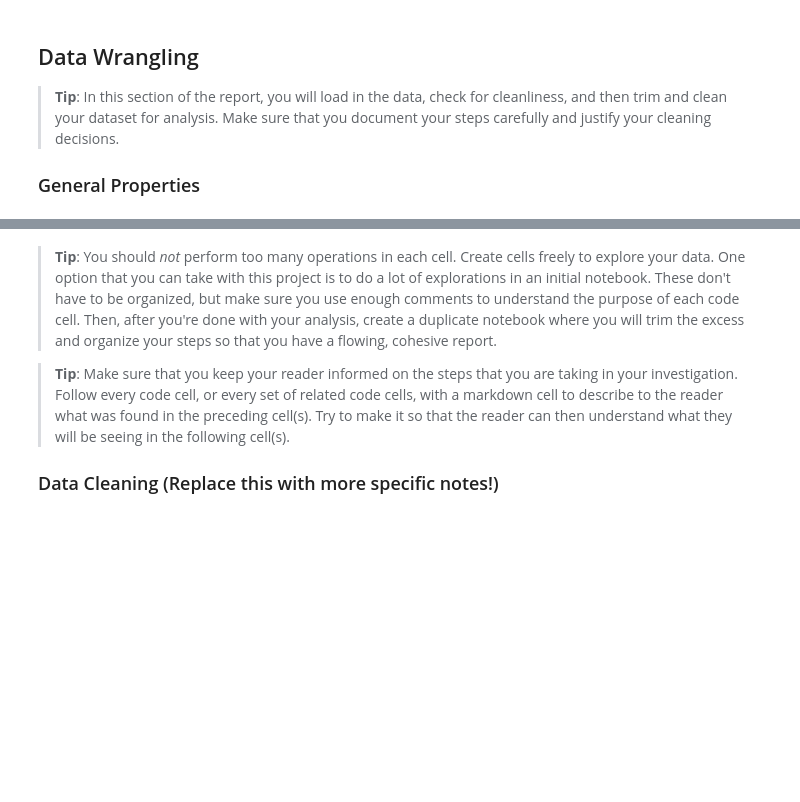
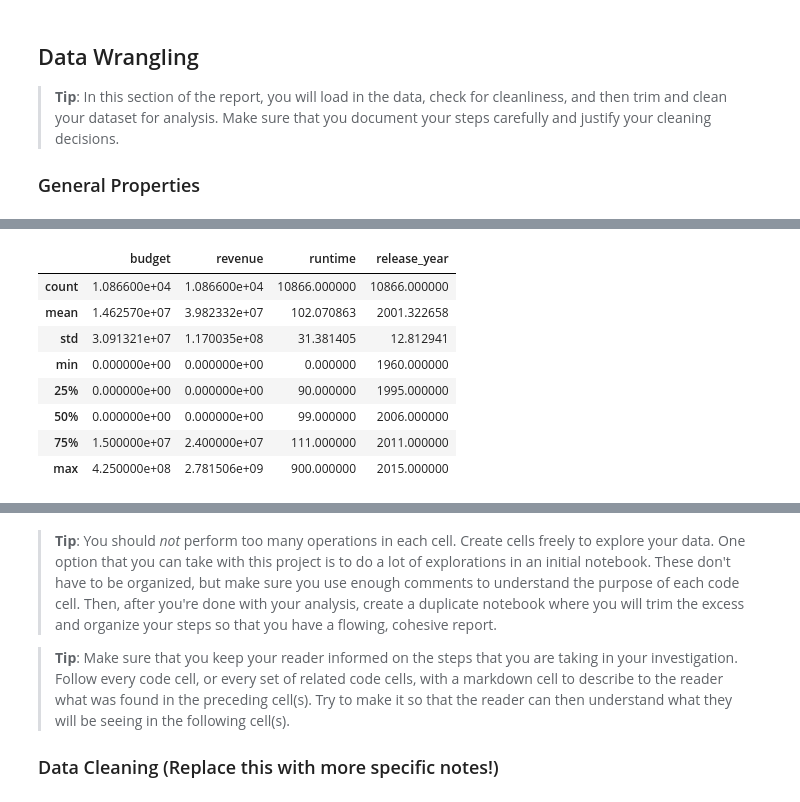
Before and after one commit to ahmed-hassan97/Investigate_TMDb_Movies, a Jupyter notebook: Investigate_a_Dataset.ipynb, the cells around one changed output, grey strips where cells are left out. Drawn from its saved outputs; the diff is of its cells as text; code cells hidden in the pictures; blank space fills up the shorter version.

```diff
--- a/Investigate_a_Dataset.ipynb
+++ b/Investigate_a_Dataset.ipynb
@@ -38,0 +45,3 @@
+# %%
+df = pd.read_csv('/content/tmdb-movies.csv')
+df.head(2)
@@ -38,0 +74,6 @@
+# %%
+unwanted_col=[ 'id', 'imdb_id', 'popularity', 'budget_adj', 'revenue_adj', 'homepage', 'keywords', 'overview', 'production_companies', 'vote_count', 'vote_average']
+
+df.drop(unwanted_col , axis = 1 , inplace = True)
+
+df.head(2)
@@ -38,0 +84,12 @@
+# %%
+df.describe()
+# %% [output]
+|  | budget | revenue | runtime | release_year |
+| count | 1.086600e+04 | 1.086600e+04 | 10866.000000 | 10866.000000 |
+| mean | 1.462570e+07 | 3.982332e+07 | 102.070863 | 2001.322658 |
+| std | 3.091321e+07 | 1.170035e+08 | 31.381405 | 12.812941 |
+| min | 0.000000e+00 | 0.000000e+00 | 0.000000 | 1960.000000 |
+| 25% | 0.000000e+00 | 0.000000e+00 | 90.000000 | 1995.000000 |
+| 50% | 0.000000e+00 | 0.000000e+00 | 99.000000 | 2006.000000 |
+| 75% | 1.500000e+07 | 2.400000e+07 | 111.000000 | 2011.000000 |
+| max | 4.250000e+08 | 2.781506e+09 | 900.000000 | 2015.000000 |
```
Also changed, not shown: parts of 27 cells of this notebook.
